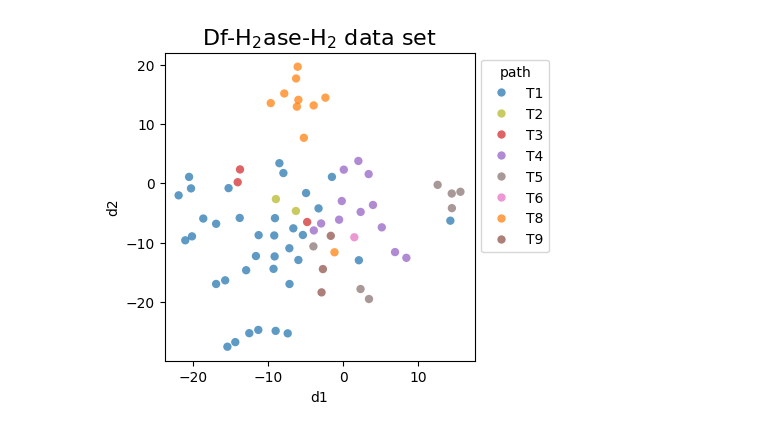
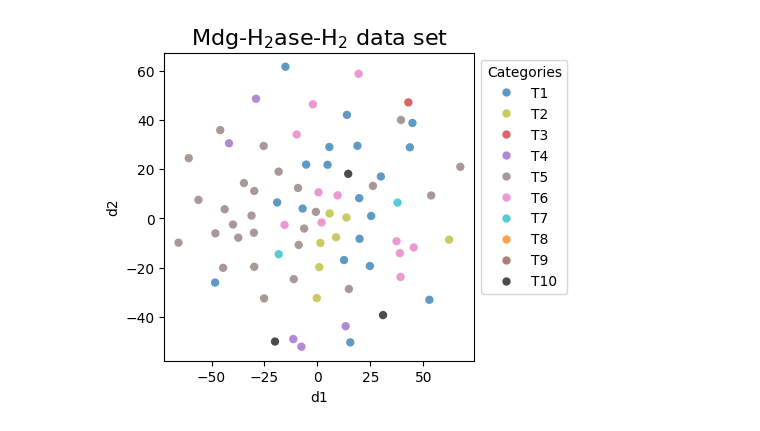
Before and after one commit to FarzinSohraby/PathInHydro, a Jupyter notebook: tSNE.ipynb, the cells around one changed output. Drawn from its saved outputs; the diff is of its cells as text; code cells hidden in the pictures.

```diff
--- a/tSNE.ipynb
+++ b/tSNE.ipynb
@@ -164,4 +179,4 @@ fig_Mdg_CO = perform_tsne_and_plot("Mdg_H2ase_CO", perplexity=8, early_exaggerat
-# %%
-fig_Df_H2 = perform_tsne_and_plot("Df_H2ase_H2", perplexity=7, early_exaggeration=27)
-# %% [output]
-[figure, removed]
+# %%
+fig_Mdg_H2 = perform_tsne_and_plot("Mdg_H2ase_H2", perplexity=8, early_exaggeration=17)
+# %% [output]
+[figure, added]
```
Also changed, not shown: parts of 10 cells of this notebook.
